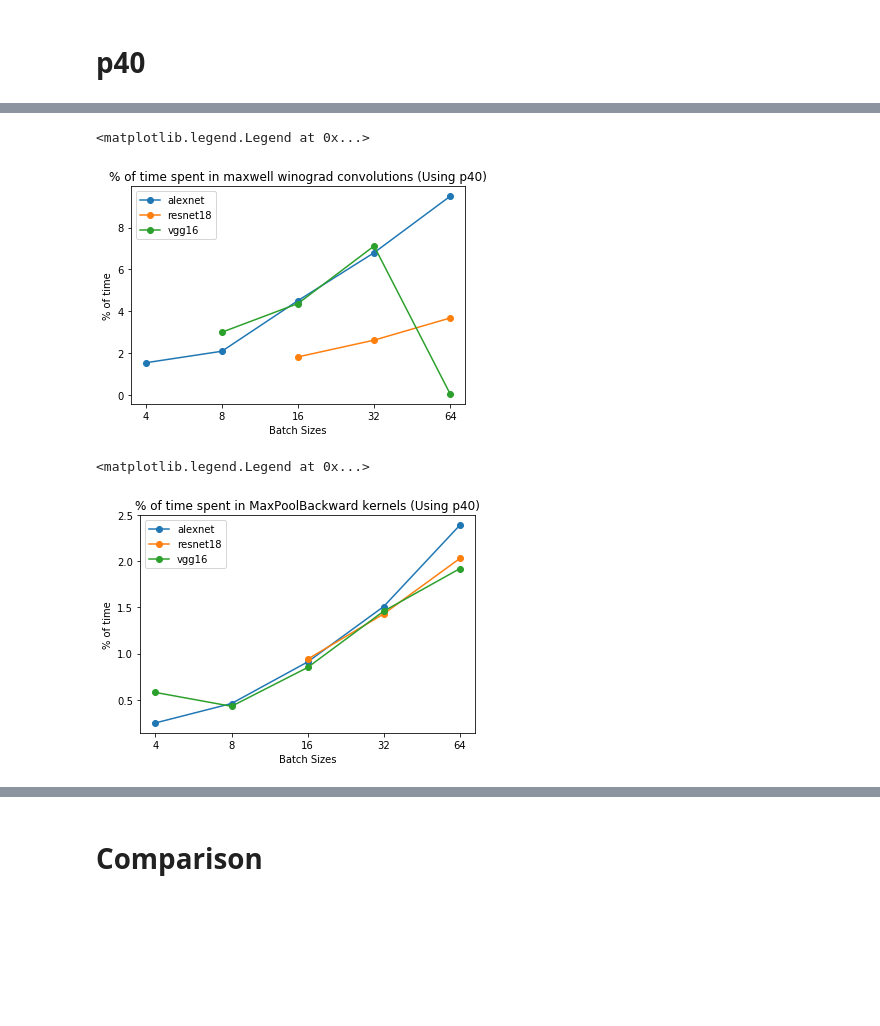
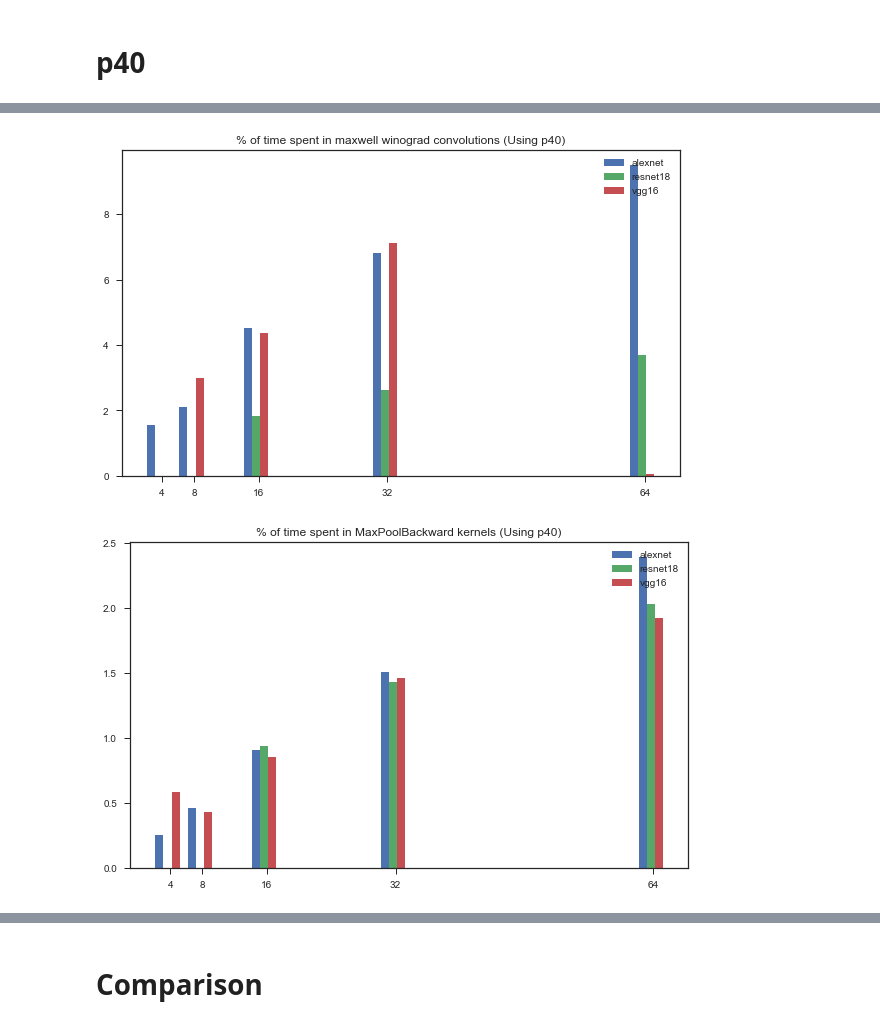
Before and after one commit to srinidhigoud/examples, a Jupyter notebook: imagenet/plots.ipynb, the cells around one changed output, grey strips where cells are left out. Saved outputs shown, nothing was run; the diff lists cells and outputs as text; code cells hidden in the pictures; blank space fills up the shorter version.

```diff
--- a/imagenet/plots.ipynb
+++ b/imagenet/plots.ipynb
@@ -1,9 +1,11 @@
 # %%
 import matplotlib
 import numpy as np
-import matplotlib.pyplot as plt
+from matplotlib import pyplot as plt
+plt.style.use('seaborn-deep')
 %matplotlib inline
 xaxis = np.array([1,2,3,4,5])
+width = 1
 xticks = [4,8,16,32,64]
 # https://www.researchgate.net/publication/323164864_Tensor_Comprehensions_Framework-Agnostic_High-Performance_Machine_Learning_Abstractions
 # https://arxiv.org/pdf/1509.09308.pdf
@@ -153,44 +293,67 @@ plt.legend()
 # %%
+fig = plt.figure(figsize=[10,6])
 alexnet_p40_full_winograd_maxwell = [1.54, 2.09, 4.51, 6.80, 9.50] #maxwell_scudnn_winograd_128x128_ldg1_ldg4_tile148n_nt (grouped convolutions) - refer to https://www.researchgate.net/publication/323164864_Tensor_Comprehensions_Framework-Agnostic_High-Performance_Machine_Learning_Abstractions
 resnet18_p40_full_winograd_maxwell = [None, None, 1.82, 2.62, 3.68] #winograd3x3Kernel (multiple ones here - with different params) - consistent with https://arxiv.org/pdf/1509.09308.pdf
 vgg16_p40_full_winograd_maxwell = [None, 3.00, 4.37, 7.12, 0.05] #winograd3x3Kernel (multiple ones here - with different params) - consistent with https://arxiv.org/pdf/1509.09308.pdf
 
 alexnet_p40_full_winograd_maxwell = np.array(alexnet_p40_full_winograd_maxwell).astype(np.double)
-a_mask = np.isfinite(alexnet_p40_full_winograd_maxwell)
 resnet18_p40_full_winograd_maxwell = np.array(resnet18_p40_full_winograd_maxwell).astype(np.double)
-r_mask = np.isfinite(resnet18_p40_full_winograd_maxwell)
 vgg16_p40_full_winograd_maxwell = np.array(vgg16_p40_full_winograd_maxwell).astype(np.double)
-v_mask = np.isfinite(vgg16_p40_full_winograd_maxwell)
-plt.plot(xaxis[a_mask],alexnet_p40_full_winograd_maxwell[a_mask],label='alexnet',linestyle='-',marker='o')
-plt.plot(xaxis[r_mask],resnet18_p40_full_winograd_maxwell[r_mask],label='resnet18',linestyle='-',marker='o')
-plt.plot(xaxis[v_mask],vgg16_p40_full_winograd_maxwell[v_mask],label='vgg16',linestyle='-',marker='o')
-plt.xticks(xaxis,xticks)
-plt.xlabel('Batch Sizes')
-plt.ylabel('% of time')
-plt.title('% of time spent in maxwell winograd convolutions (Using p40)')
-plt.legend()
+
+
+plt.bar(xaxis-width, alexnet_p40_full_winograd_maxwell, width, label='alexnet')
+plt.bar(xaxis, resnet18_p40_full_winograd_maxwell, width, label='resnet18')
+plt.bar(xaxis+width, vgg16_p40_full_winograd_maxwell, width, label='vgg16')
+plt.xticks(xaxis+width/3,('4','8','16','32','64'))
+plt.legend(loc='upper right')
+plt.title("% of time spent in maxwell winograd convolutions (Using p40)")
+plt.show()
+fig.savefig('p40_winograd_maxwell.png', dpi=fig.dpi)
+
+
+
+# plt.plot(xaxis[a_mask],alexnet_p40_full_winograd_maxwell[a_mask],label='alexnet',linestyle='-',marker='o')
+# plt.plot(xaxis[r_mask],resnet18_p40_full_winograd_maxwell[r_mask],label='resnet18',linestyle='-',marker='o')
+# plt.plot(xaxis[v_mask],vgg16_p40_full_winograd_maxwell[v_mask],label='vgg16',linestyle='-',marker='o')
+# plt.xticks(xaxis,xticks)
+# plt.xlabel('Batch Sizes')
+# plt.ylabel('% of time')
+# plt.title('% of time spent in maxwell winograd convolutions (Using p40)')
+# plt.legend()
+# fig.savefig('p40_winograd_maxwell.png', dpi=fig.dpi)
 # %% [output]
-<matplotlib.legend.Legend at 0x...>
-[figure, old version]
+[figure, new version]
 # %%
+fig = plt.figure(figsize=[10,6])
 alexnet_p40_full_MaxPoolBackward = [0.25, 0.46, 0.91, 1.51, 2.39] #MaxPoolBackward
 resnet18_p40_full_MaxPoolBackward = [None, None, 0.94, 1.43, 2.03] #MaxPoolBackward
 vgg16_p40_full_MaxPoolBackward = [0.58, 0.43, 0.85, 1.46, 1.92] #MaxPoolBackward
 
 alexnet_p40_full_MaxPoolBackward = np.array(alexnet_p40_full_MaxPoolBackward).astype(np.double)
-a_mask = np.isfinite(alexnet_p40_full_MaxPoolBackward)
 resnet18_p40_full_MaxPoolBackward = np.array(resnet18_p40_full_MaxPoolBackward).astype(np.double)
-r_mask = np.isfinite(resnet18_p40_full_MaxPoolBackward)
 vgg16_p40_full_MaxPoolBackward = np.array(vgg16_p40_full_MaxPoolBackward).astype(np.double)
-v_mask = np.isfinite(vgg16_p40_full_MaxPoolBackward)
-plt.plot(xaxis[a_mask],alexnet_p40_full_MaxPoolBackward[a_mask],label='alexnet',linestyle='-',marker='o')
-plt.plot(xaxis[r_mask],resnet18_p40_full_MaxPoolBackward[r_mask],label='resnet18',linestyle='-',marker='o')
-plt.plot(xaxis[v_mask],vgg16_p40_full_MaxPoolBackward[v_mask],label='vgg16',linestyle='-',marker='o')
-plt.xticks(xaxis,xticks)
-plt.xlabel('Batch Sizes')
-plt.ylabel('% of time')
-plt.title('% of time spent in MaxPoolBackward kernels (Using p40)')
-plt.legend()
+
+
+
+plt.bar(xaxis-width, alexnet_p40_full_MaxPoolBackward, width, label='alexnet')
+plt.bar(xaxis, resnet18_p40_full_MaxPoolBackward, width, label='resnet18')
+plt.bar(xaxis+width, vgg16_p40_full_MaxPoolBackward, width, label='vgg16')
+plt.xticks(xaxis+width/3,('4','8','16','32','64'))
+plt.legend(loc='upper right')
+plt.title("% of time spent in MaxPoolBackward kernels (Using p40)")
+plt.show()
+fig.savefig('p40_MaxPoolBackward.png', dpi=fig.dpi)
+
+
+
+# plt.plot(xaxis[a_mask],alexnet_p40_full_MaxPoolBackward[a_mask],label='alexnet',linestyle='-',marker='o')
+# plt.plot(xaxis[r_mask],resnet18_p40_full_MaxPoolBackward[r_mask],label='resnet18',linestyle='-',marker='o')
+# plt.plot(xaxis[v_mask],vgg16_p40_full_MaxPoolBackward[v_mask],label='vgg16',linestyle='-',marker='o')
+# plt.xticks(xaxis,xticks)
+# plt.xlabel('Batch Sizes')
+# plt.ylabel('% of time')
+# plt.title('% of time spent in MaxPoolBackward kernels (Using p40)')
+# plt.legend()
+# fig.savefig('p40_MaxPoolBackward.png', dpi=fig.dpi)
 # %% [output]
-<matplotlib.legend.Legend at 0x...>
-[figure, old version]
+[figure, new version]
```
Also changed, not shown: parts of 13 cells of this notebook.
